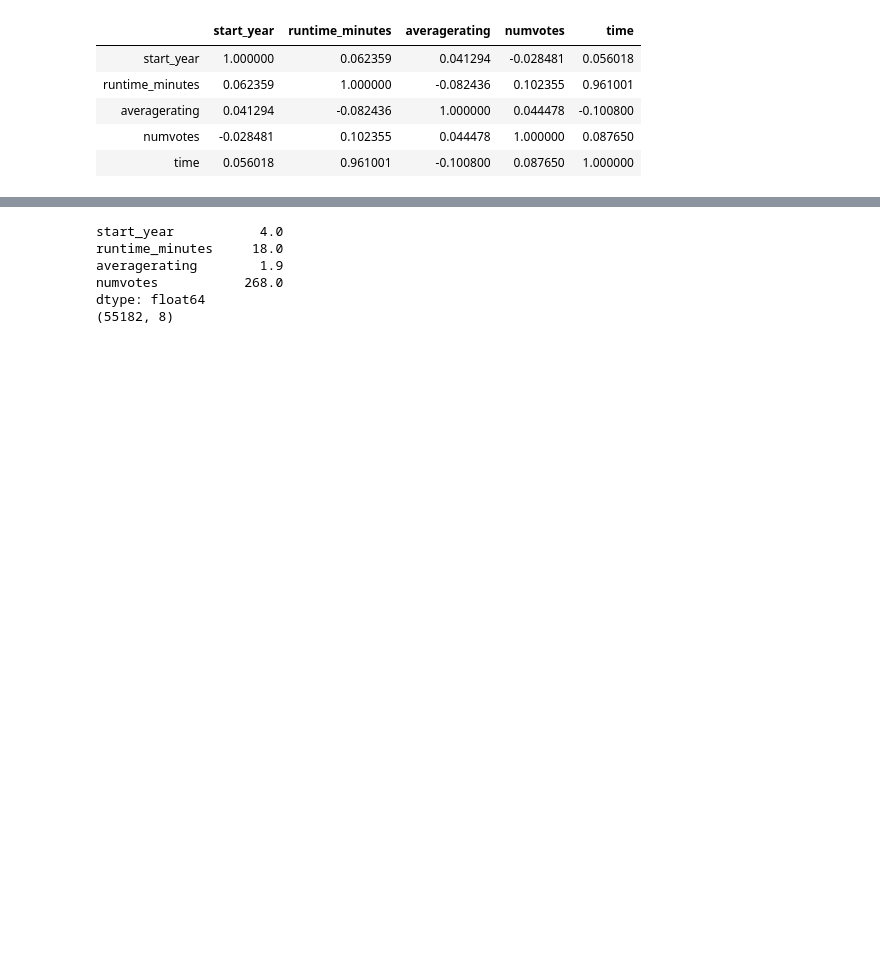
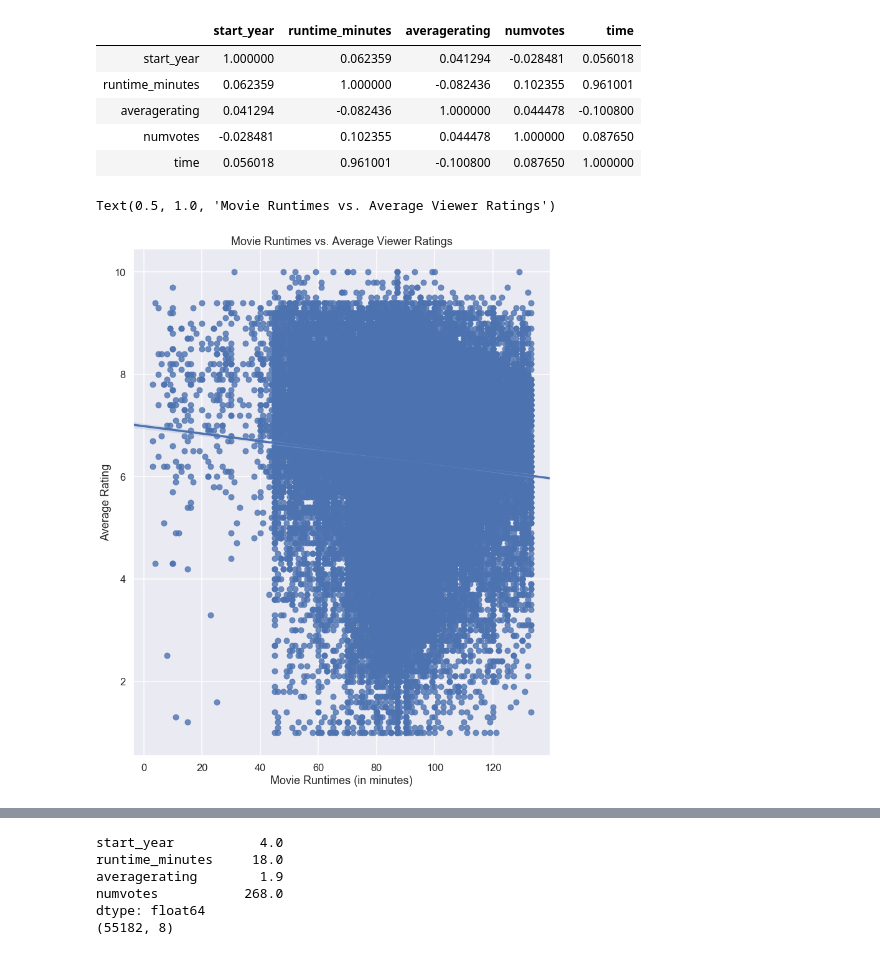
Before and after one commit to EricaSG/dsc-mod-1-project-v2-1-onl01-dtsc-ft-041320, a Jupyter notebook: student.ipynb, the cells around one changed output, grey strips where cells are left out. Saved outputs shown, nothing was run; the diff lists cells and outputs as text; code cells hidden in the pictures; blank space fills up the shorter version.

```diff
--- a/student.ipynb
+++ b/student.ipynb
@@ -695,3 +701,12 @@ imdb_ratings_basics_df.corr()
 | averagerating | 0.041294 | -0.082436 | 1.000000 | 0.044478 | -0.100800 |
 | numvotes | -0.028481 | 0.102355 | 0.044478 | 1.000000 | 0.087650 |
 | time | 0.056018 | 0.961001 | -0.100800 | 0.087650 | 1.000000 |
+# %%
+#Treat Outliers with Log Transformation
+sns.regplot(x= 'runtime_minutes', y= 'averagerating', data= imdb_ratings_basics_df)
+plt.xlabel('Movie Runtimes (in minutes)')
+plt.ylabel('Average Rating')
+plt.title('Movie Runtimes vs. Average Viewer Ratings')
+# %% [output]
+Text(0.5, 1.0, 'Movie Runtimes vs. Average Viewer Ratings')
+[figure, added]
```
Also changed, not shown: parts of 5 cells of this notebook.
